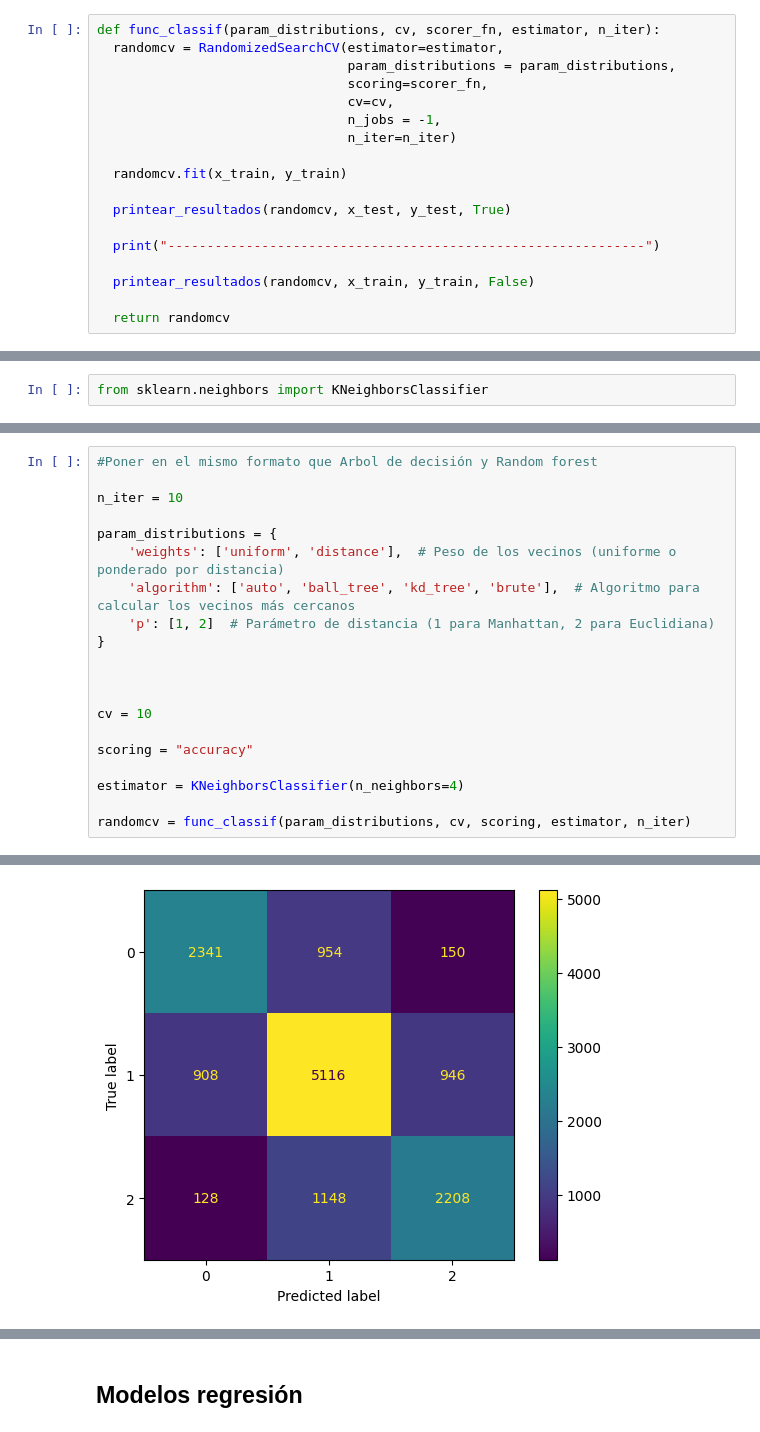
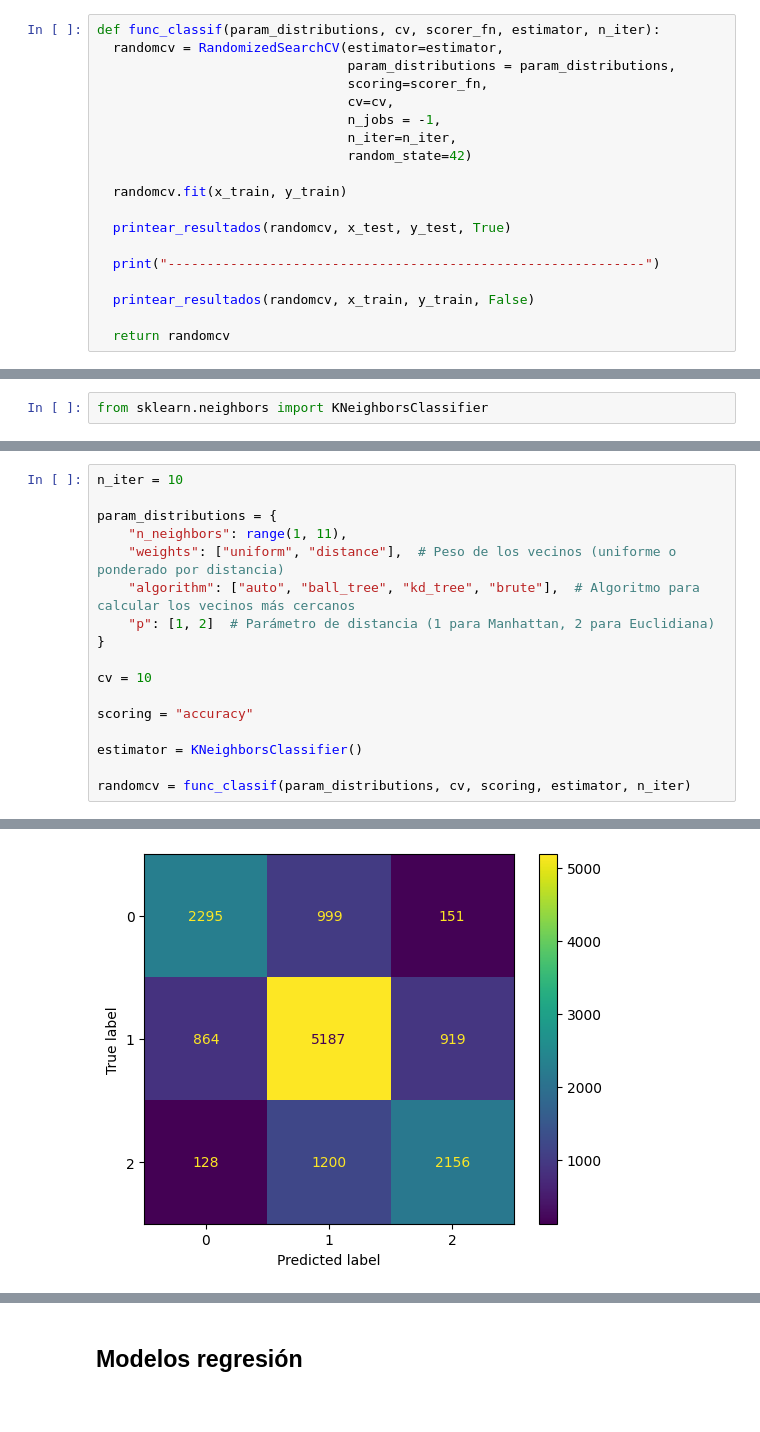
Before and after one commit to Taielmolina01/7506R-1C2024-GRUPO01, a Jupyter notebook: TP1/7606R_TP1_GRUPO01_ENTREGA_N2.ipynb, the cells around one changed output, grey strips where cells are left out. Drawn from its saved outputs; the diff is of its cells as text.

```diff
--- a/TP1/7606R_TP1_GRUPO01_ENTREGA_N2.ipynb
+++ b/TP1/7606R_TP1_GRUPO01_ENTREGA_N2.ipynb
@@ -450,7 +447,8 @@ def func_classif(param_distributions, cv, scorer_fn, estimator, n_iter):
                                 scoring=scorer_fn,
                                 cv=cv,
                                 n_jobs = -1,
-                                n_iter=n_iter)
+                                n_iter=n_iter,
+                                random_state=42)
 
   randomcv.fit(x_train, y_train)
 
@@ -605,21 +594,18 @@ plt.show()
 # %%
-#Poner en el mismo formato que Arbol de decisión y Random forest
-
 n_iter = 10
 
 param_distributions = {
-    'weights': ['uniform', 'distance'],  # Peso de los vecinos (uniforme o ponderado por distancia)
-    'algorithm': ['auto', 'ball_tree', 'kd_tree', 'brute'],  # Algoritmo para calcular los vecinos más cercanos
-    'p': [1, 2]  # Parámetro de distancia (1 para Manhattan, 2 para Euclidiana)
+    "n_neighbors": range(1, 11),
+    "weights": ["uniform", "distance"],  # Peso de los vecinos (uniforme o ponderado por distancia)
+    "algorithm": ["auto", "ball_tree", "kd_tree", "brute"],  # Algoritmo para calcular los vecinos más cercanos
+    "p": [1, 2]  # Parámetro de distancia (1 para Manhattan, 2 para Euclidiana)
 }
-
-
 
 cv = 10
 
 scoring = "accuracy"
 
-estimator = KNeighborsClassifier(n_neighbors=4)
+estimator = KNeighborsClassifier()
 
 randomcv = func_classif(param_distributions, cv, scoring, estimator, n_iter)
 # %% [output]
@@ -643,4 +629,4 @@ Accuracy: 0.9796017484215639
-[figure, old version]
+[figure, new version]
 [figure]
 # %%
 print(randomcv.best_params_)
```
Also changed, not shown: parts of 16 cells of this notebook, 1 other file.
